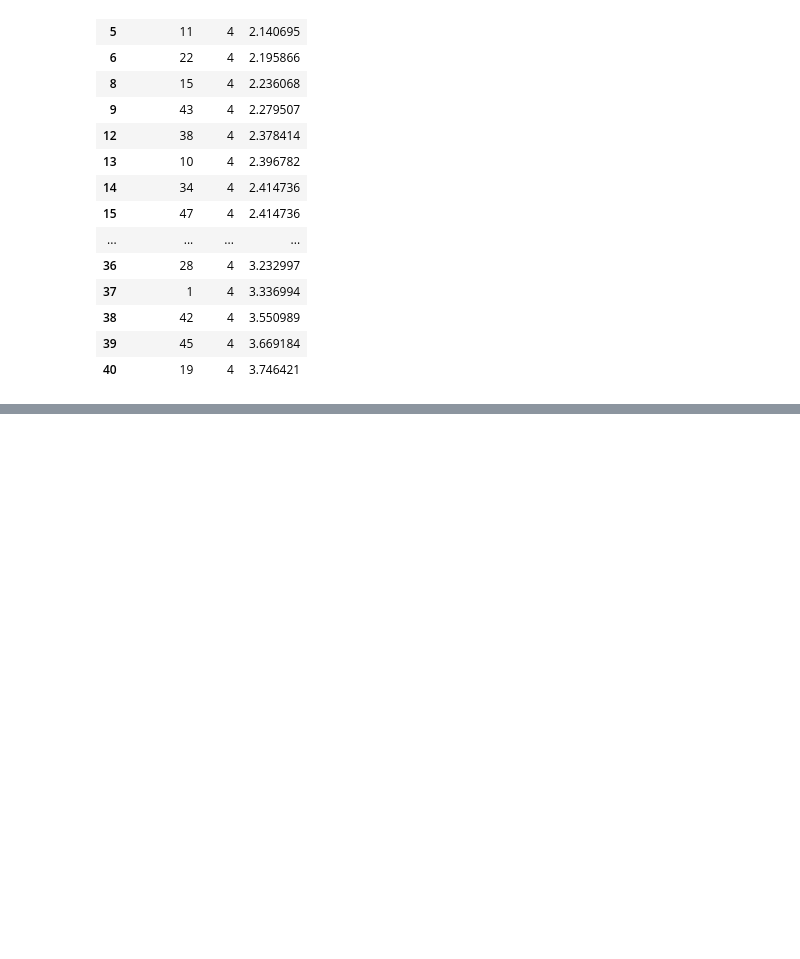
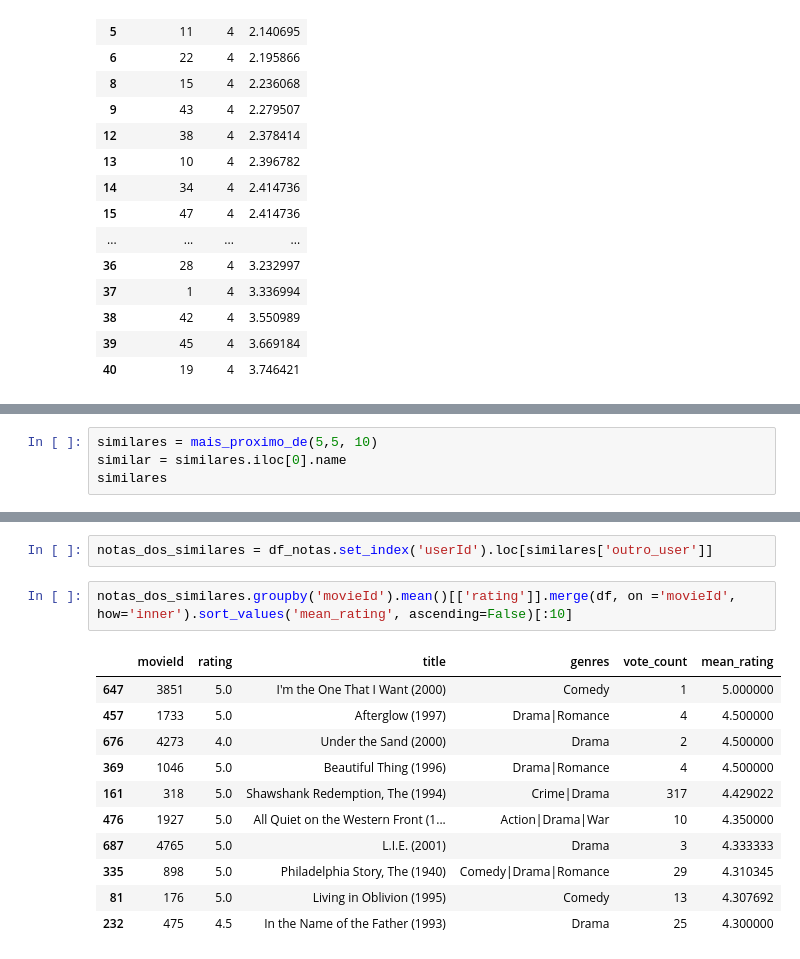
Before and after one commit to xpcosmos/sistema-de-recomendacao, a Jupyter notebook: notebooks/introducao.ipynb, the cells around one changed output, grey strips where cells are left out. Drawn from its saved outputs; the diff is of its cells as text; blank space fills up the shorter version.

```diff
--- a/notebooks/introducao.ipynb
+++ b/notebooks/introducao.ipynb
@@ -416,0 +472,4 @@ mais_proximo_de(4, 5, 50).drop(assisti, errors='ignore').sort_values('distancia'
+# %%
+similares = mais_proximo_de(5,5, 10)
+similar = similares.iloc[0].name
+similares
@@ -416,0 +492,16 @@ mais_proximo_de(4, 5, 50).drop(assisti, errors='ignore').sort_values('distancia'
+# %%
+notas_dos_similares = df_notas.set_index('userId').loc[similares['outro_user']]
+# %%
+notas_dos_similares.groupby('movieId').mean()[['rating']].merge(df, on ='movieId', how='inner').sort_values('mean_rating', ascending=False)[:10]
+# %% [output]
+|  | movieId | rating | title | genres | vote_count | mean_rating |
+| 647 | 3851 | 5.0 | I'm the One That I Want (2000) | Comedy | 1 | 5.000000 |
+| 457 | 1733 | 5.0 | Afterglow (1997) | Drama|Romance | 4 | 4.500000 |
+| 676 | 4273 | 4.0 | Under the Sand (2000) | Drama | 2 | 4.500000 |
+| 369 | 1046 | 5.0 | Beautiful Thing (1996) | Drama|Romance | 4 | 4.500000 |
+| 161 | 318 | 5.0 | Shawshank Redemption, The (1994) | Crime|Drama | 317 | 4.429022 |
+| 476 | 1927 | 5.0 | All Quiet on the Western Front (1... | Action|Drama|War | 10 | 4.350000 |
+| 687 | 4765 | 5.0 | L.I.E. (2001) | Drama | 3 | 4.333333 |
+| 335 | 898 | 5.0 | Philadelphia Story, The (1940) | Comedy|Drama|Romance | 29 | 4.310345 |
+| 81 | 176 | 5.0 | Living in Oblivion (1995) | Comedy | 13 | 4.307692 |
+| 232 | 475 | 4.5 | In the Name of the Father (1993) | Drama | 25 | 4.300000 |
```
Also changed, not shown: parts of 8 cells of this notebook.
